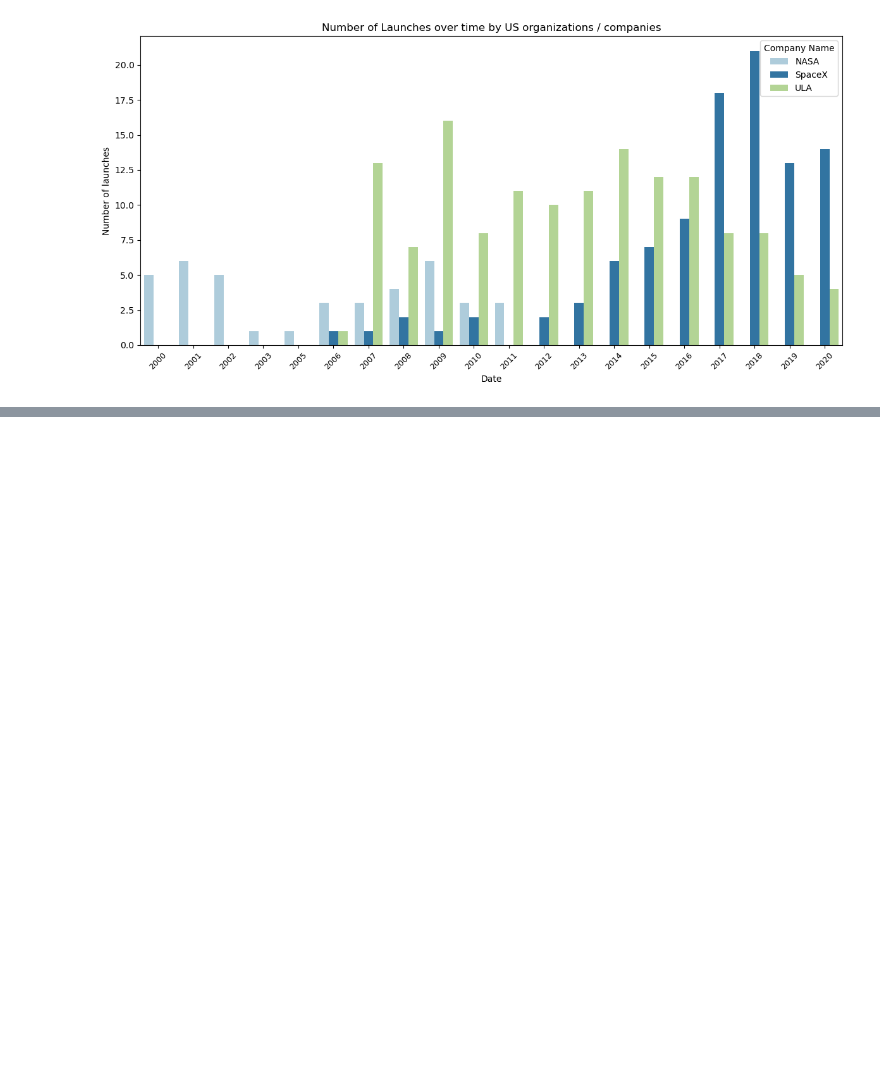
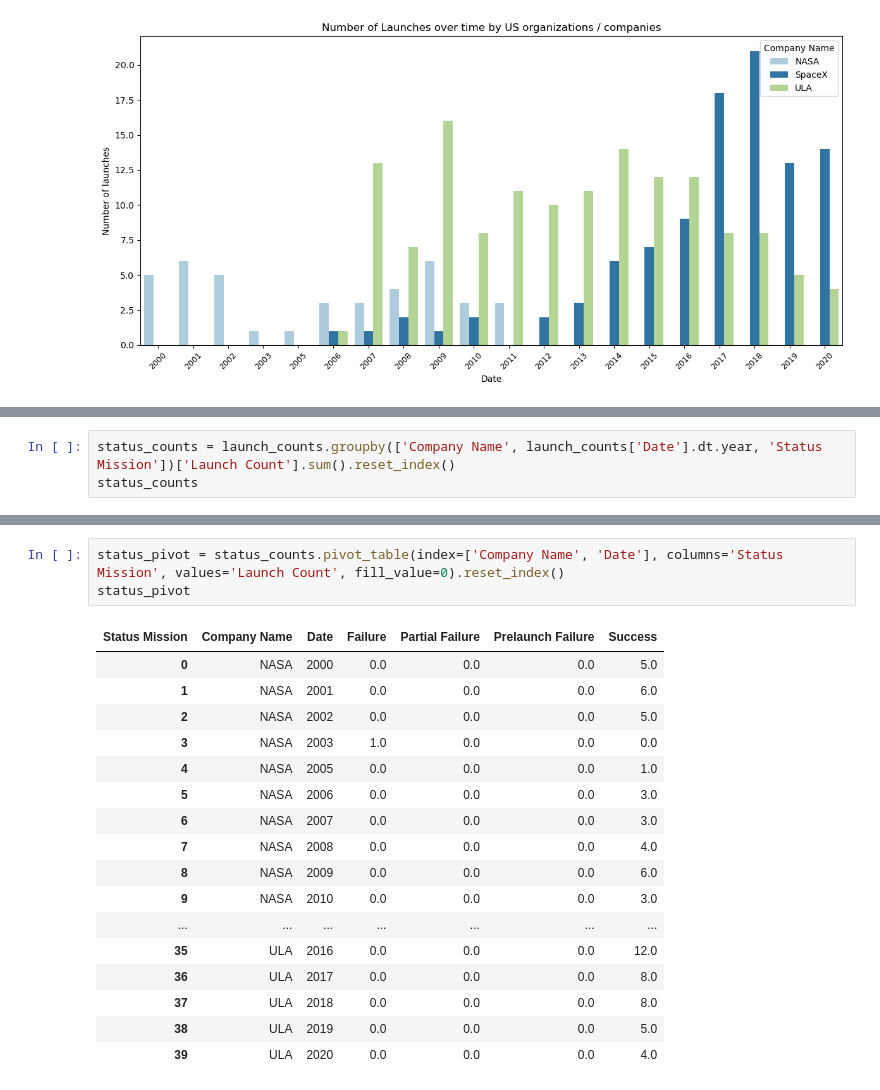
Before and after one commit to ghodgin/space-launch, a Jupyter notebook: launch-exploratory.ipynb, the cells around one changed output, grey strips where cells are left out. Saved outputs shown, nothing was run; the diff lists cells and outputs as text; blank space fills up the shorter version.

```diff
--- a/launch-exploratory.ipynb
+++ b/launch-exploratory.ipynb
@@ -444,0 +520,3 @@ american_launch_data().show()
+# %%
+status_counts = launch_counts.groupby(['Company Name', launch_counts['Date'].dt.year, 'Status Mission'])['Launch Count'].sum().reset_index()
+status_counts
@@ -444,0 +541,21 @@ american_launch_data().show()
+# %%
+status_pivot = status_counts.pivot_table(index=['Company Name', 'Date'], columns='Status Mission', values='Launch Count', fill_value=0).reset_index()
+status_pivot
+# %% [output]
+| Status Mission | Company Name | Date | Failure | Partial Failure | Prelaunch Failure | Success |
+| 0 | NASA | 2000 | 0.0 | 0.0 | 0.0 | 5.0 |
+| 1 | NASA | 2001 | 0.0 | 0.0 | 0.0 | 6.0 |
+| 2 | NASA | 2002 | 0.0 | 0.0 | 0.0 | 5.0 |
+| 3 | NASA | 2003 | 1.0 | 0.0 | 0.0 | 0.0 |
+| 4 | NASA | 2005 | 0.0 | 0.0 | 0.0 | 1.0 |
+| 5 | NASA | 2006 | 0.0 | 0.0 | 0.0 | 3.0 |
+| 6 | NASA | 2007 | 0.0 | 0.0 | 0.0 | 3.0 |
+| 7 | NASA | 2008 | 0.0 | 0.0 | 0.0 | 4.0 |
+| 8 | NASA | 2009 | 0.0 | 0.0 | 0.0 | 6.0 |
+| 9 | NASA | 2010 | 0.0 | 0.0 | 0.0 | 3.0 |
+| ... | ... | ... | ... | ... | ... | ... |
+| 35 | ULA | 2016 | 0.0 | 0.0 | 0.0 | 12.0 |
+| 36 | ULA | 2017 | 0.0 | 0.0 | 0.0 | 8.0 |
+| 37 | ULA | 2018 | 0.0 | 0.0 | 0.0 | 8.0 |
+| 38 | ULA | 2019 | 0.0 | 0.0 | 0.0 | 5.0 |
+| 39 | ULA | 2020 | 0.0 | 0.0 | 0.0 | 4.0 |
```
Also changed, not shown: parts of 8 cells of this notebook, 2 other files.
